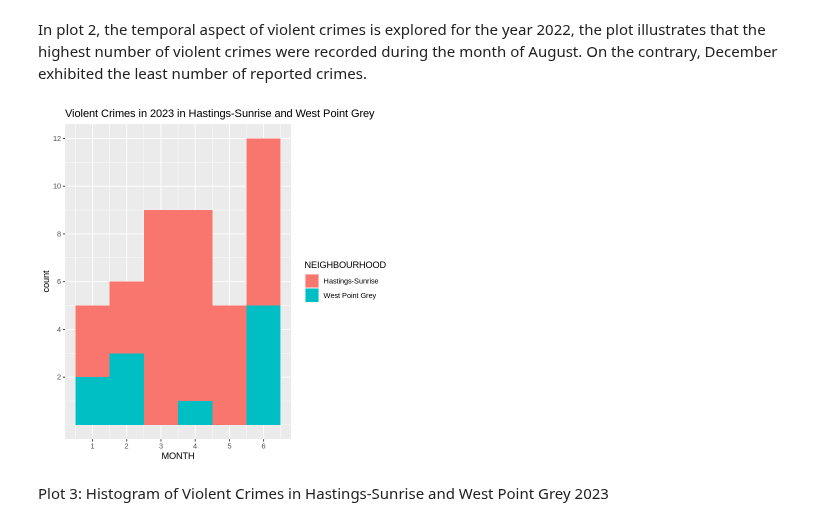
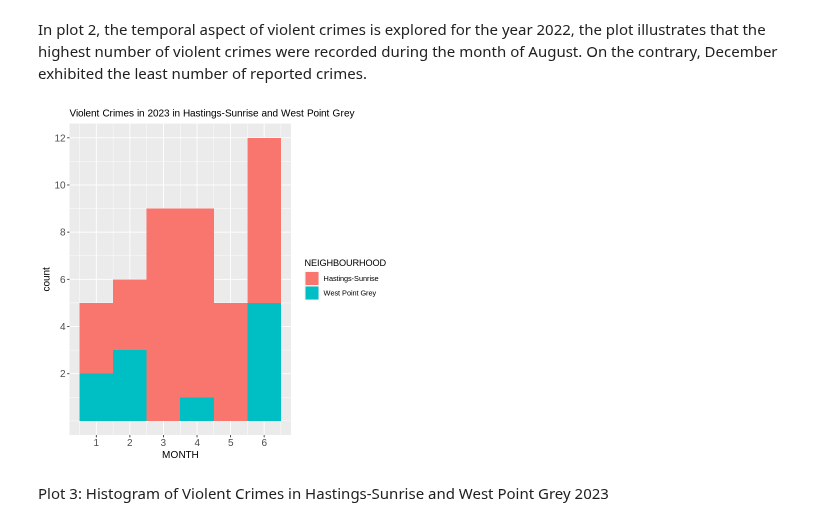
Before and after one commit to Carson-Lu/stat201project-Group27, a Jupyter notebook: proposal.ipynb, the cells around one changed output. Saved outputs shown, nothing was run; the diff lists cells and outputs as text; code cells hidden in the pictures.

```diff
--- a/proposal.ipynb
+++ b/proposal.ipynb
@@ -199,14 +205,17 @@ In plot 2, the temporal aspect of violent crimes is explored for the year 2022,
 # %%
 vcrimes_vs_allcrimes |>
     filter(TYPE == "Violent Crime") |>
     filter(YEAR == 2023) |>
     ggplot() +
     geom_histogram(aes(x = MONTH, fill = NEIGHBOURHOOD), bins = 6) +
     ggtitle("Violent Crimes in 2023 in Hastings-Sunrise and West Point Grey") +
     scale_x_continuous(breaks = c(1, 2, 3, 4, 5, 6, 7, 8, 9, 10, 11, 12)) +
-    scale_y_continuous(breaks = c(2, 4, 6, 8, 10, 12, 14))
+    scale_y_continuous(breaks = c(2, 4, 6, 8, 10, 12, 14)) +
+    theme(axis.title = element_text(size = 12),
+        axis.text = element_text(size = 12),
+        plot.title = element_text(size = 12))
 # %% [output]
-[figure, old version]
+[figure, new version]
 # %% [markdown]
 Plot 3: Histogram of Violent Crimes in Hastings-Sunrise and West Point Grey 2023
 # %% [markdown]
```
Also changed, not shown: parts of 2 cells of this notebook.
